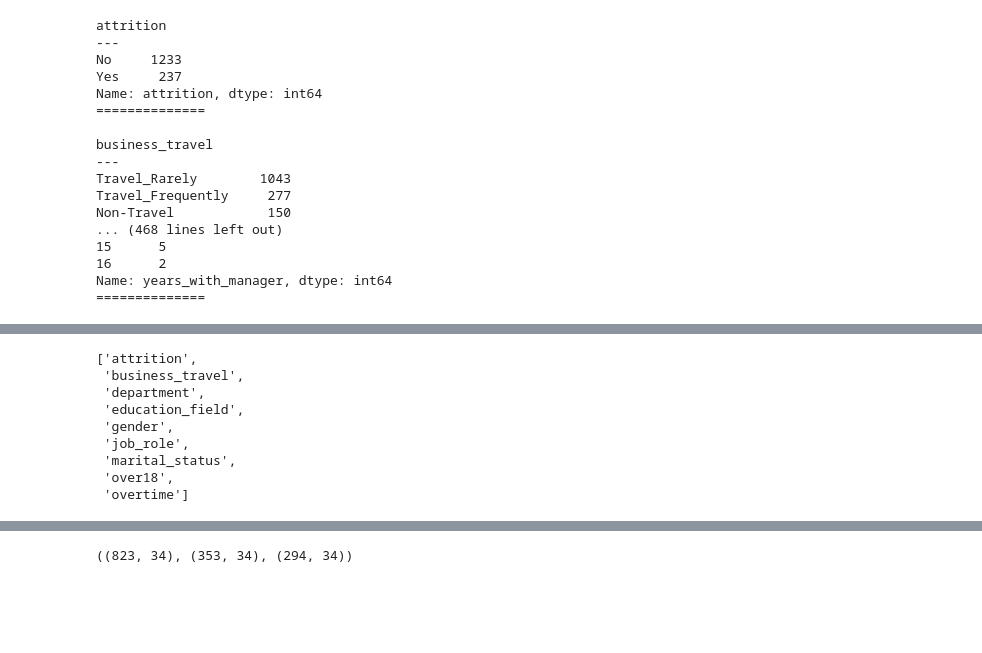
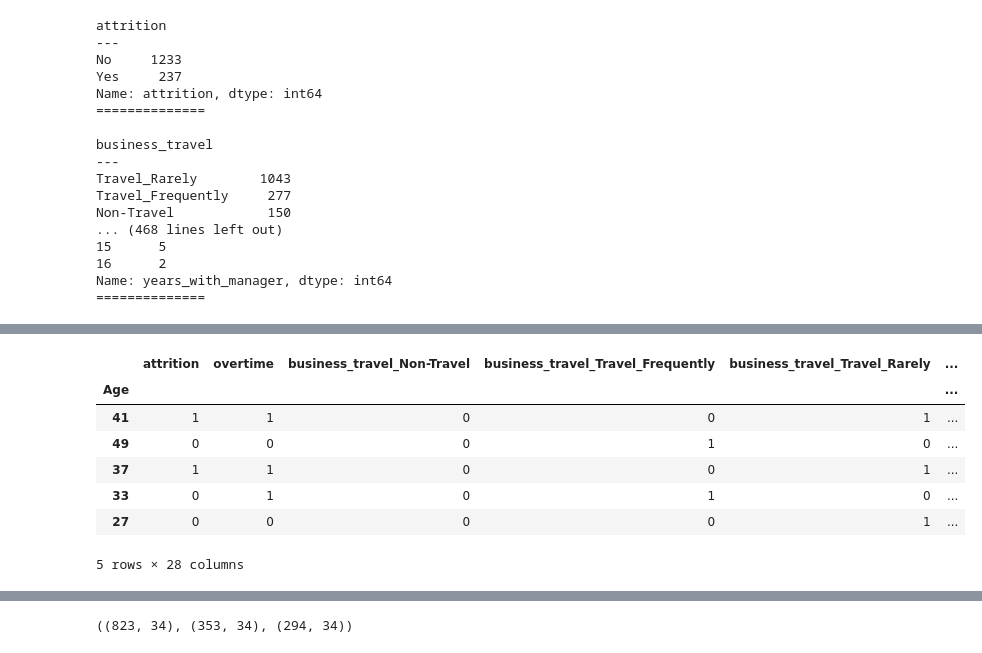
Before and after one commit to masonsherbondy/Individual-Project, a Jupyter notebook: workbook.ipynb, the cells around one changed output, grey strips where cells are left out. Cells and saved outputs as stored; diff of their text form; code cells hidden in the pictures; blank space fills up the shorter version.

```diff
--- a/workbook.ipynb
+++ b/workbook.ipynb
@@ -337,14 +283,23 @@ Name: standard_hours, dtype: int64
-# %%
-#gather categorical columns in a list
-objects = df.columns[df.dtypes == 'object'].to_list()
-objects
-# %% [output]
-['attrition',
- 'business_travel',
- 'department',
- 'education_field',
- 'gender',
- 'job_role',
- 'marital_status',
- 'over18',
- 'overtime']
+# %%
+#map simple categorical columns to 1 and 0
+df.attrition = df.attrition.map({'No': 0, 'Yes': 1})
+df.overtime = df.overtime.map({'No': 0, 'Yes': 1})
+
+#remove attrition and overtime since we just one-hot encoded them already
+categorical.remove('attrition')
+categorical.remove('overtime')
+# %%
+#assign dataframe to dummied variables
+dummies = pd.get_dummies(df[categorical], drop_first = False)
+
+#preview
+dummies.head()
+# %% [output]
+|  | attrition | overtime | business_travel_Non-Travel | business_travel_Travel_Frequently | business_travel_Travel_Rarely | ... |
+| Age |  |  |  |  |  | ... |
+| 41 | 1 | 1 | 0 | 0 | 1 | ... |
+| 49 | 0 | 0 | 0 | 1 | 0 | ... |
+| 37 | 1 | 1 | 0 | 0 | 1 | ... |
+| 33 | 0 | 1 | 0 | 1 | 0 | ... |
+| 27 | 0 | 0 | 0 | 0 | 1 | ... |
+5 rows × 28 columns
```
Also changed, not shown: parts of 16 cells of this notebook, 1 other file.
